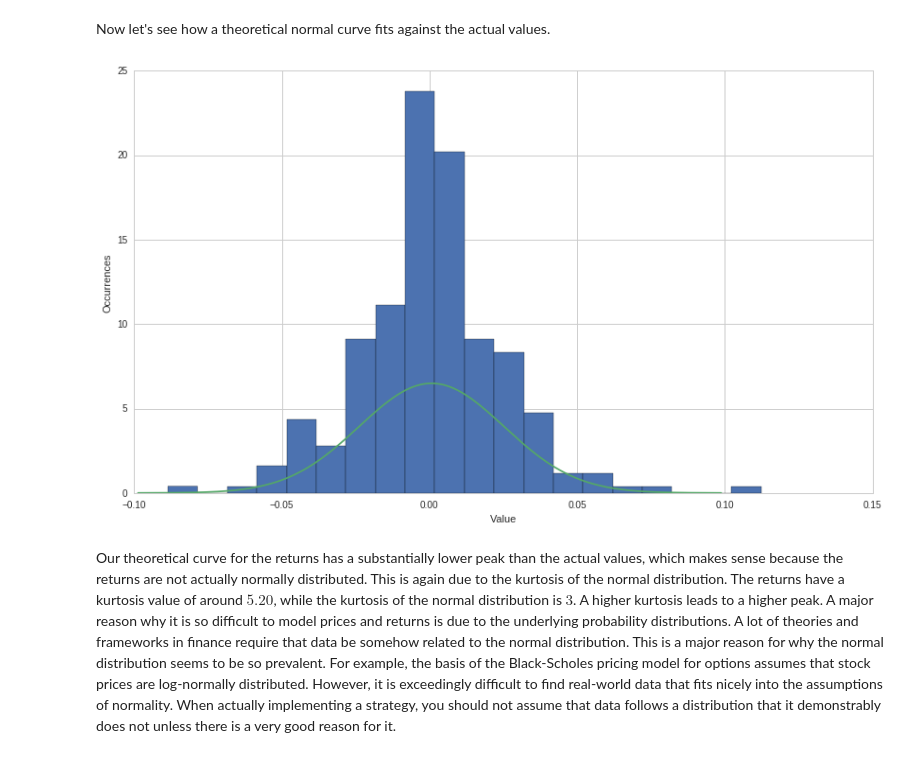
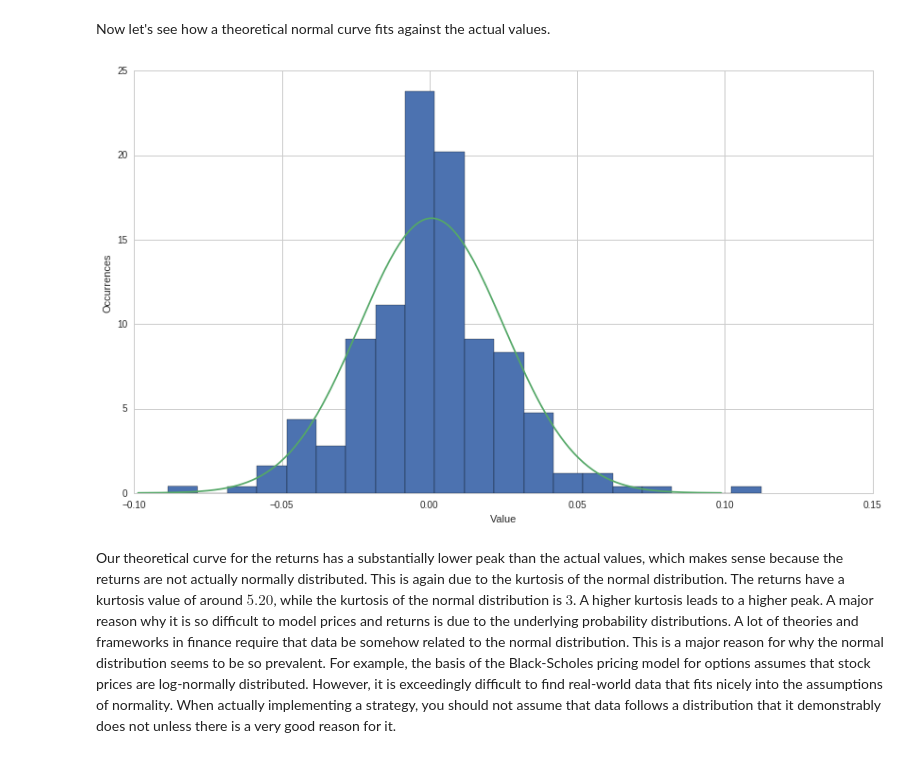
Before and after one commit to quantopian/research_public, a Jupyter notebook: notebooks/lectures/Random_Variables/notebook.ipynb, the cells around one changed output. Cells and saved outputs as stored; diff of their text form; code cells hidden in the pictures.

```diff
--- a/notebooks/lectures/Random_Variables/notebook.ipynb
+++ b/notebooks/lectures/Random_Variables/notebook.ipynb
@@ -394,14 +390,14 @@ sample_std_dev = np.std(returns.price)
 Now let's see how a theoretical normal curve fits against the actual values.
 # %%
 x = np.linspace(-(sample_mean + 4 * sample_std_dev), (sample_mean + 4 * sample_std_dev), len(returns))
-sample_distribution = ((1/(sample_std_dev * 2 * np.pi)) *
+sample_distribution = ((1/np.sqrt(sample_std_dev * sample_std_dev * 2 * np.pi)) *
                        np.exp(-(x - sample_mean)*(x - sample_mean) / (2 * sample_std_dev * sample_std_dev)))
 plt.hist(returns.price, bins = 20, normed = True);
 plt.plot(x, sample_distribution)
 plt.xlabel('Value')
 plt.ylabel('Occurrences');
 # %% [output]
-[figure, old version]
+[figure, new version]
 # %% [markdown]
 Our theoretical curve for the returns has a substantially lower peak than the actual values, which makes sense because the returns are not actually normally distributed. This is again due to the kurtosis of the normal distribution. The returns have a kurtosis value of around $5.20$, while the kurtosis of the normal distribution is $3$. A higher kurtosis leads to a higher peak. A major reason why it is so difficult to model prices and returns is due to the underlying probability distributions. A lot of theories and frameworks in finance require that data be somehow related to the normal distribution. This is a major reason for why the normal distribution seems to be so prevalent. For example, the basis of the Black-Scholes pricing model for options assumes that stock prices are log-normally distributed. However, it is exceedingly difficult to find real-world data that fits nicely into the assumptions of normality. When actually implementing a strategy, you should not assume that data follows a distribution that it demonstrably does not unless there is a very good reason for it.
 
```
Also changed, not shown: parts of 15 cells of this notebook, 1 other file.
